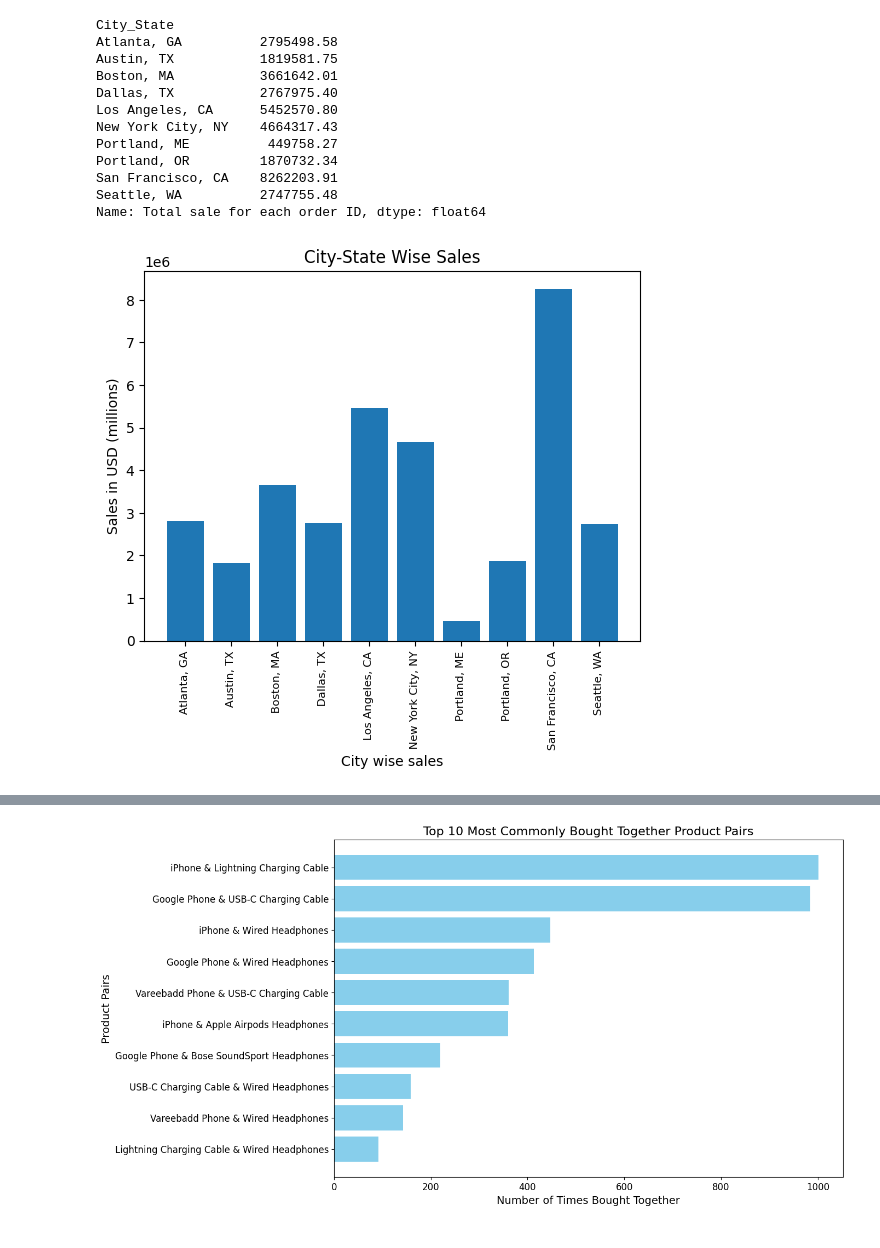
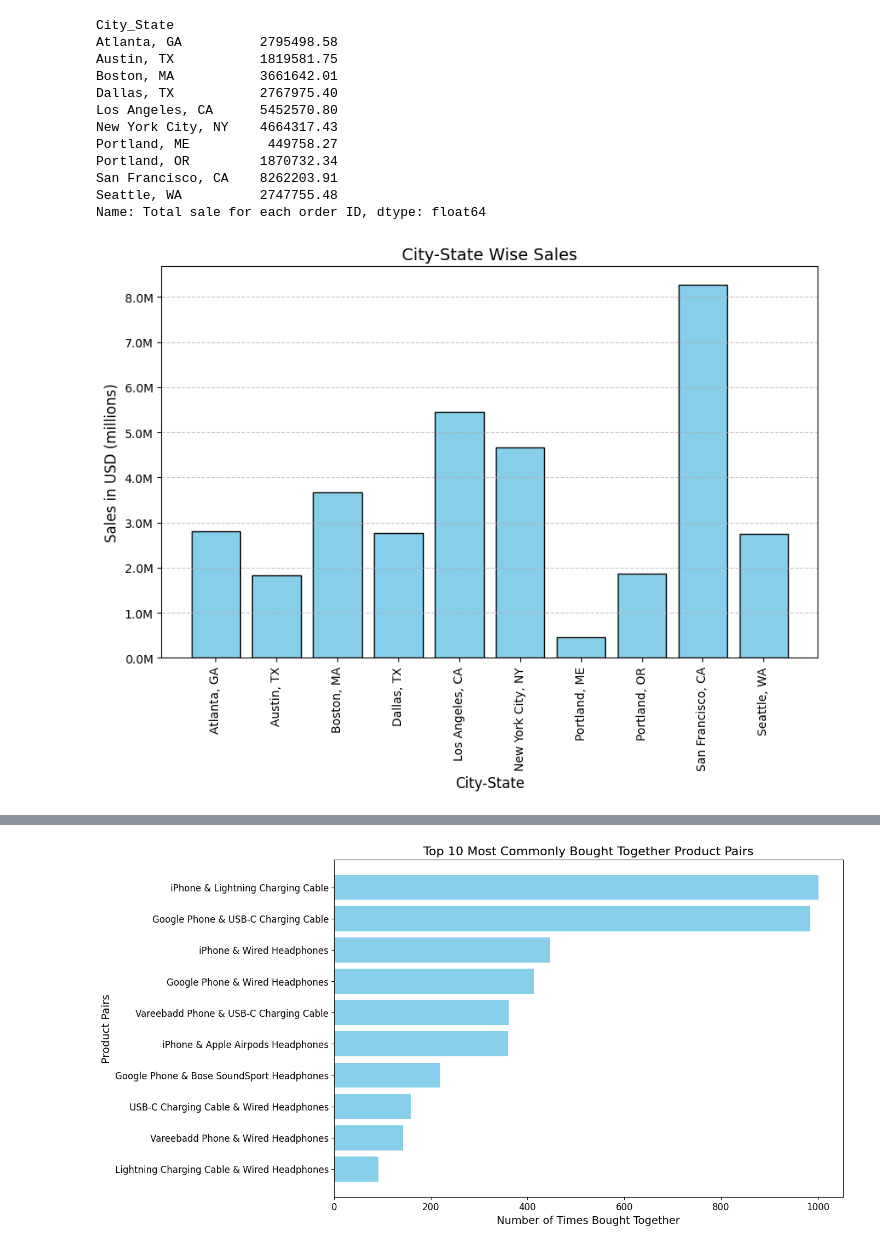
Before and after one commit to Bhuvan-Desai21/Sales_analysis_through_pandas, a Jupyter notebook: My_first_panda_project.ipynb, the cells around one changed output, grey strips where cells are left out. Cells and saved outputs as stored; diff of their text form; code cells hidden in the pictures.

```diff
--- a/My_first_panda_project.ipynb
+++ b/My_first_panda_project.ipynb
@@ -357,21 +358,37 @@ Seattle, WA          2747755.48
 Name: Total sale for each order ID, dtype: float64
 # %%
 
+
+import matplotlib.pyplot as plt
 
 # Aggregate sales data by City_State
 city_sales = all_data.groupby("City_State")["Total sale for each order ID"].sum()
 
 # Create bar plot
-plt.bar(city_sales.index, city_sales.values)
-plt.xticks(rotation="vertical", size=8)
-plt.xlabel("City wise sales")
-plt.ylabel("Sales in USD (millions)")
-plt.title("City-State Wise Sales")
+plt.figure(figsize=(10, 6))  # Adjust the figure size for better readability
+plt.bar(city_sales.index, city_sales.values, color='skyblue', edgecolor='black')  # Add color and edges
 
-# Show plot
+# Format x-axis labels
+plt.xticks(rotation="vertical", fontsize=10)  # Increase font size for clarity
+plt.xlabel("City-State", fontsize=12)
+plt.ylabel("Sales in USD (millions)", fontsize=12)
+
+# Format y-axis values to display in millions
+import matplotlib.ticker as mtick
+formatter = mtick.FuncFormatter(lambda x, _: f'{x/1e6:.1f}M')
+plt.gca().yaxis.set_major_formatter(formatter)
+
+# Add title
+plt.title("City-State Wise Sales", fontsize=14)
+
+# Save the plot as an image
+plt.savefig("city_wise_sales.jpg", dpi=300, bbox_inches='tight')  # Save with high resolution
+
+# Show the plot
+plt.grid(axis='y', linestyle='--', alpha=0.7)  # Add horizontal gridlines for better comparison
 plt.show()
 # %% [output]
-[figure, old version]
+[figure, new version]
 # %%
 ####################################################################################################################################
 # %%
```
Also changed, not shown: parts of 5 cells of this notebook.
